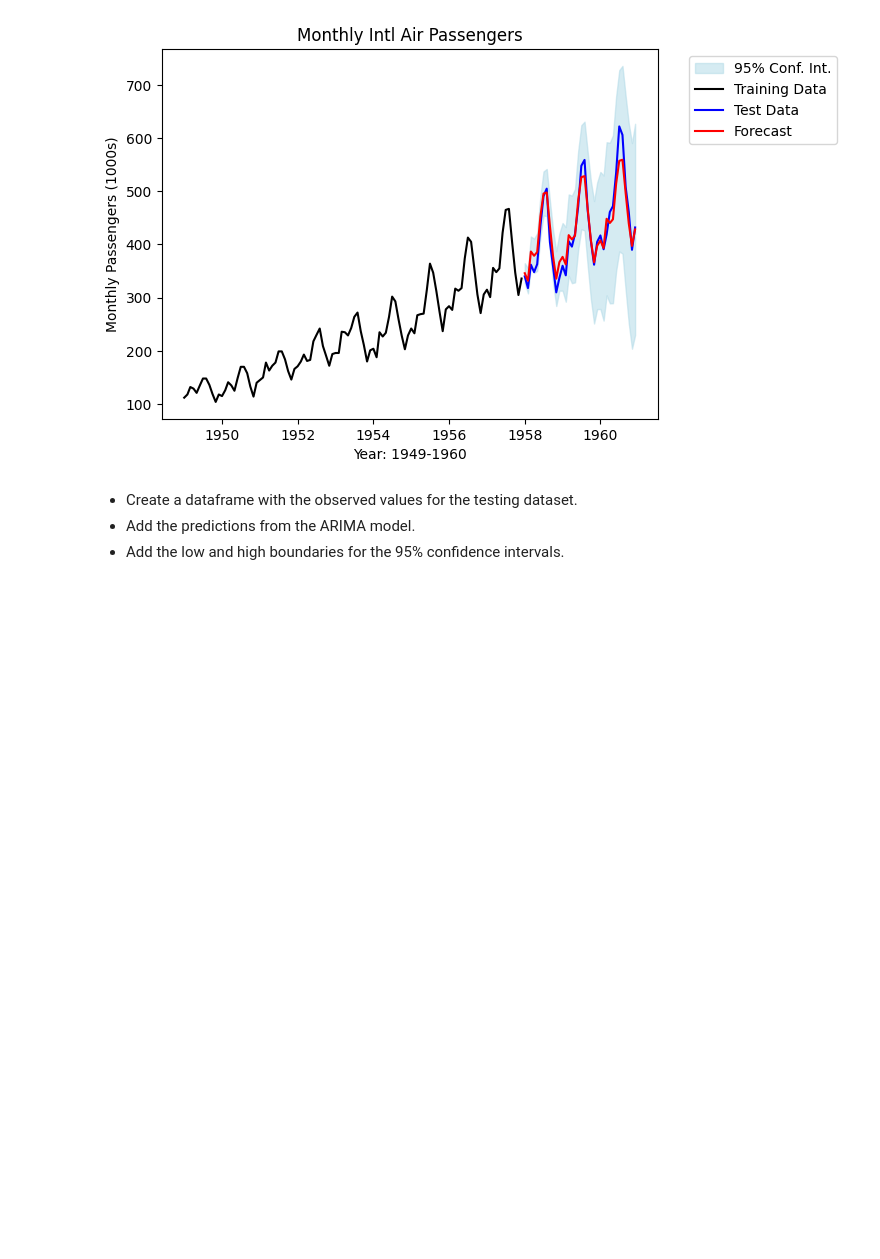
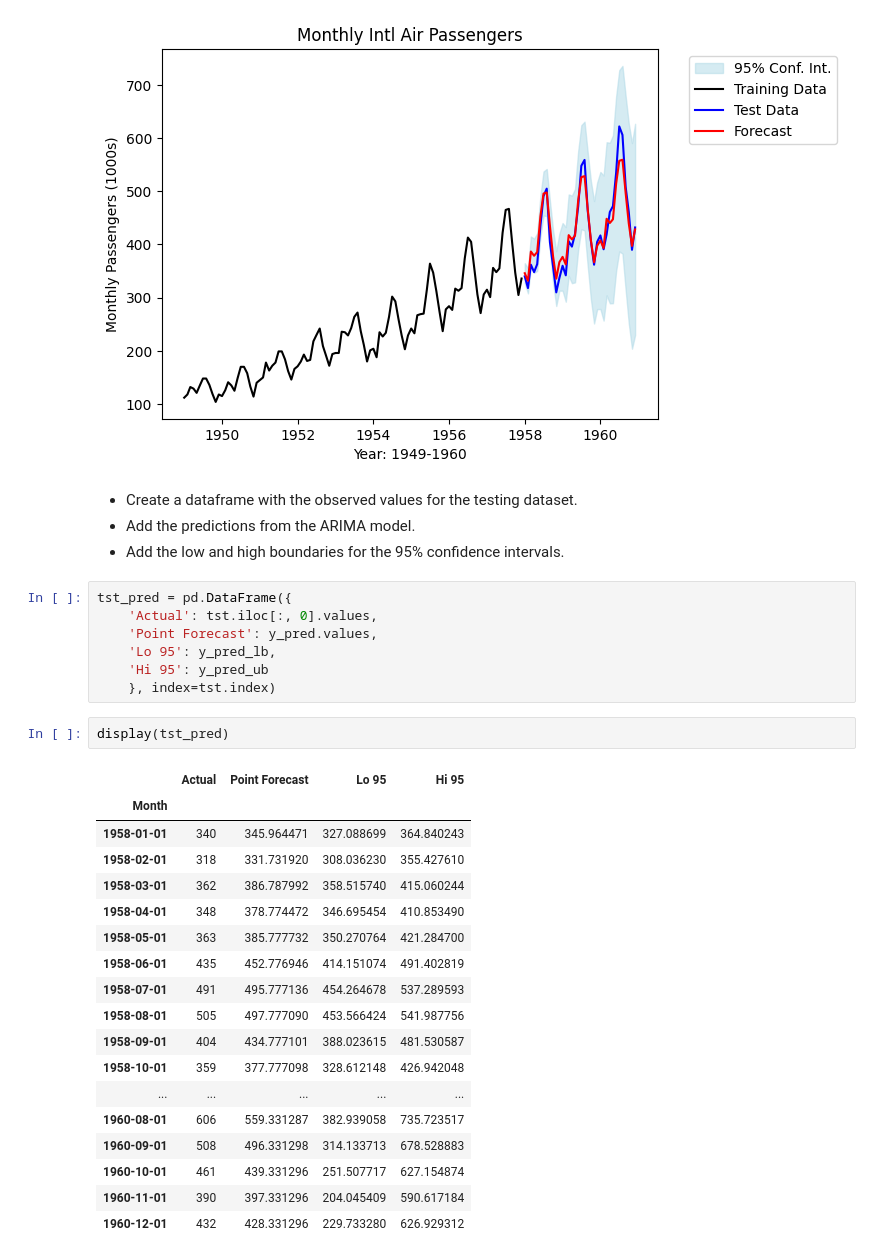
Before and after one commit to ShalinKaji/AirlineRadar, a Jupyter notebook: AirlineRadar.ipynb, the cells around one changed output. Drawn from its saved outputs; the diff is of its cells as text; blank space fills up the shorter version.

```diff
--- a/AirlineRadar.ipynb
+++ b/AirlineRadar.ipynb
@@ -280,3 +280,31 @@ ax.xaxis.set_major_formatter(DateFormatter('%Y'))
 - Create a dataframe with the observed values for the testing dataset.
 - Add the predictions from the ARIMA model.
 - Add the low and high boundaries for the 95% confidence intervals.
+# %%
+tst_pred = pd.DataFrame({
+    'Actual': tst.iloc[:, 0].values,
+    'Point Forecast': y_pred.values,
+    'Lo 95': y_pred_lb,
+    'Hi 95': y_pred_ub
+    }, index=tst.index)
+# %%
+display(tst_pred)
+# %% [output]
+|  | Actual | Point Forecast | Lo 95 | Hi 95 |
+| Month |  |  |  |  |
+| 1958-01-01 | 340 | 345.964471 | 327.088699 | 364.840243 |
+| 1958-02-01 | 318 | 331.731920 | 308.036230 | 355.427610 |
+| 1958-03-01 | 362 | 386.787992 | 358.515740 | 415.060244 |
+| 1958-04-01 | 348 | 378.774472 | 346.695454 | 410.853490 |
+| 1958-05-01 | 363 | 385.777732 | 350.270764 | 421.284700 |
+| 1958-06-01 | 435 | 452.776946 | 414.151074 | 491.402819 |
+| 1958-07-01 | 491 | 495.777136 | 454.264678 | 537.289593 |
+| 1958-08-01 | 505 | 497.777090 | 453.566424 | 541.987756 |
+| 1958-09-01 | 404 | 434.777101 | 388.023615 | 481.530587 |
+| 1958-10-01 | 359 | 377.777098 | 328.612148 | 426.942048 |
+| ... | ... | ... | ... | ... |
+| 1960-08-01 | 606 | 559.331287 | 382.939058 | 735.723517 |
+| 1960-09-01 | 508 | 496.331298 | 314.133713 | 678.528883 |
+| 1960-10-01 | 461 | 439.331296 | 251.507717 | 627.154874 |
+| 1960-11-01 | 390 | 397.331296 | 204.045409 | 590.617184 |
+| 1960-12-01 | 432 | 428.331296 | 229.733280 | 626.929312 |
```
